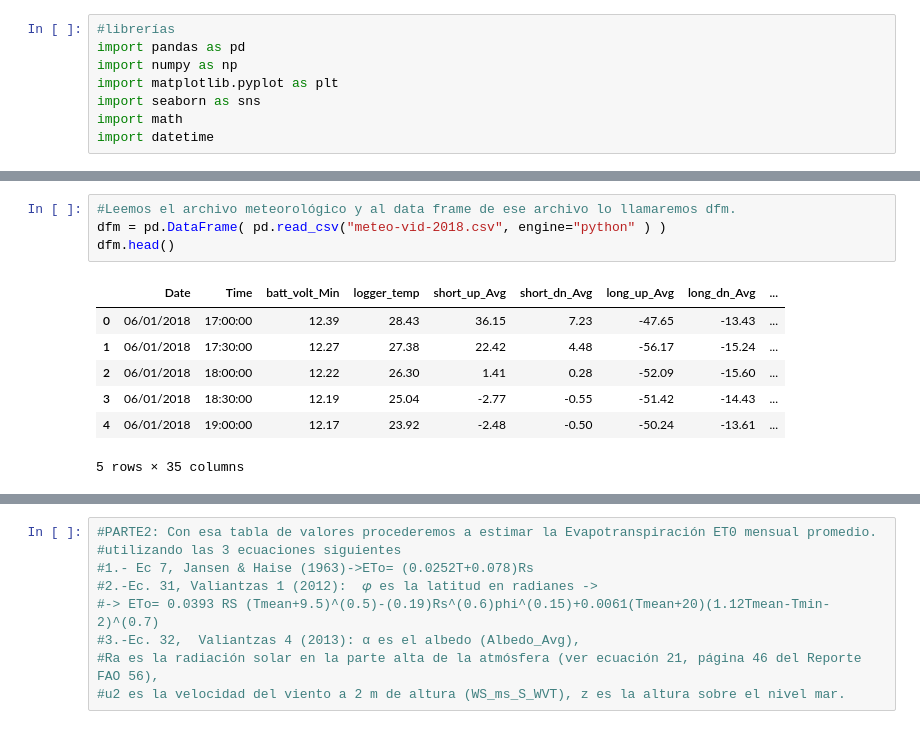
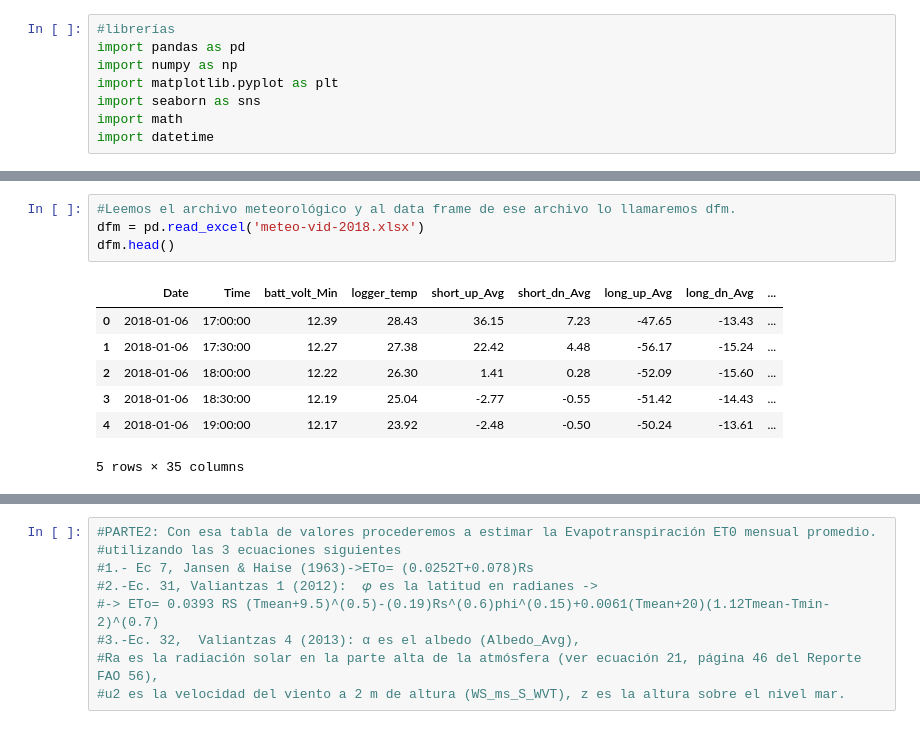
Before and after one commit to ClaudethCl/Evaluaci-n2, a Jupyter notebook: Untitled.ipynb, the cells around one changed output, grey strips where cells are left out. Saved outputs shown, nothing was run; the diff lists cells and outputs as text.

```diff
--- a/Untitled.ipynb
+++ b/Untitled.ipynb
@@ -28,14 +22,14 @@ import datetime
 # %%
 #Leemos el archivo meteorológico y al data frame de ese archivo lo llamaremos dfm.
-dfm = pd.DataFrame( pd.read_csv("meteo-vid-2018.csv", engine="python" ) )
+dfm = pd.read_excel('meteo-vid-2018.xlsx')
 dfm.head()
 # %% [output]
 |  | Date | Time | batt_volt_Min | logger_temp | short_up_Avg | short_dn_Avg | long_up_Avg | long_dn_Avg | ... |
-| 0 | 06/01/2018 | 17:00:00 | 12.39 | 28.43 | 36.15 | 7.23 | -47.65 | -13.43 | ... |
-| 1 | 06/01/2018 | 17:30:00 | 12.27 | 27.38 | 22.42 | 4.48 | -56.17 | -15.24 | ... |
-| 2 | 06/01/2018 | 18:00:00 | 12.22 | 26.30 | 1.41 | 0.28 | -52.09 | -15.60 | ... |
-| 3 | 06/01/2018 | 18:30:00 | 12.19 | 25.04 | -2.77 | -0.55 | -51.42 | -14.43 | ... |
-| 4 | 06/01/2018 | 19:00:00 | 12.17 | 23.92 | -2.48 | -0.50 | -50.24 | -13.61 | ... |
+| 0 | 2018-01-06 | 17:00:00 | 12.39 | 28.43 | 36.15 | 7.23 | -47.65 | -13.43 | ... |
+| 1 | 2018-01-06 | 17:30:00 | 12.27 | 27.38 | 22.42 | 4.48 | -56.17 | -15.24 | ... |
+| 2 | 2018-01-06 | 18:00:00 | 12.22 | 26.30 | 1.41 | 0.28 | -52.09 | -15.60 | ... |
+| 3 | 2018-01-06 | 18:30:00 | 12.19 | 25.04 | -2.77 | -0.55 | -51.42 | -14.43 | ... |
+| 4 | 2018-01-06 | 19:00:00 | 12.17 | 23.92 | -2.48 | -0.50 | -50.24 | -13.61 | ... |
 5 rows × 35 columns
 # %%
 #veamos el tipo de variables
```
Also changed, not shown: parts of 70 cells of this notebook, 1 other file.
